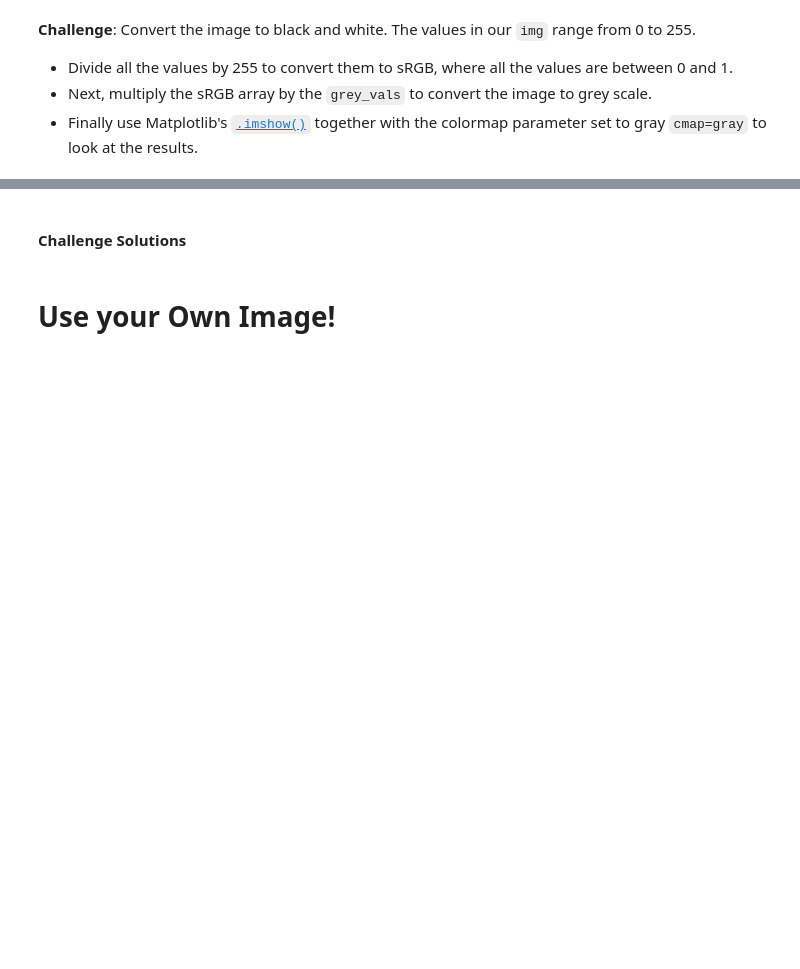
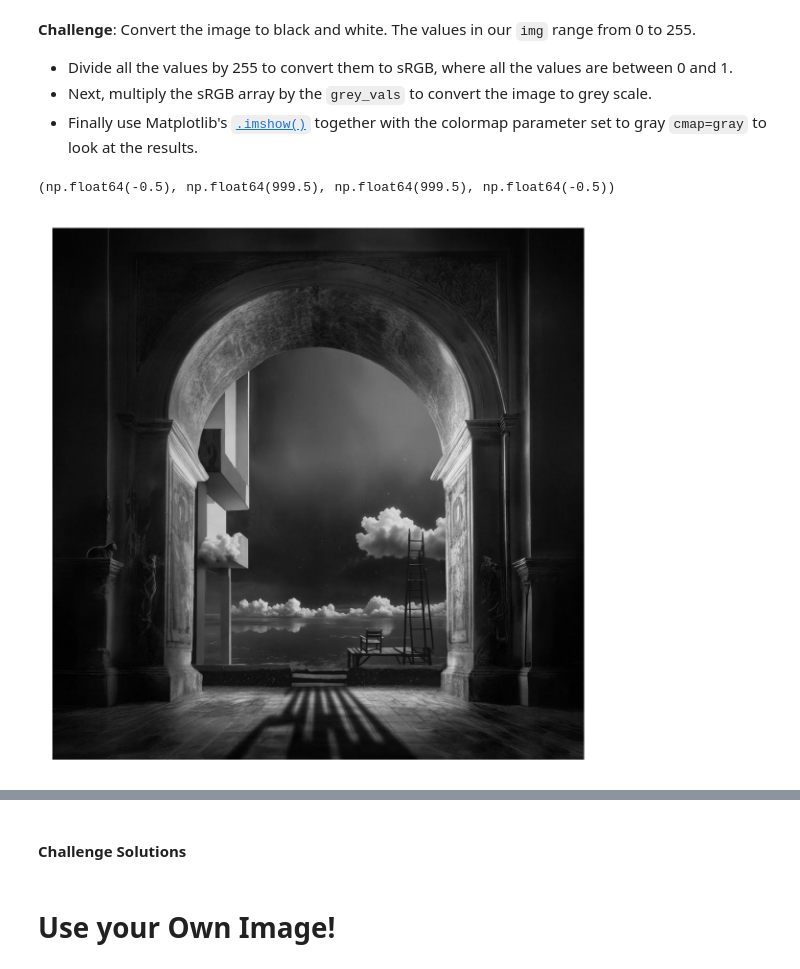
Before and after one commit to erfaw/elasti_py, a Jupyter notebook: Day077-erf/Computation with NumPy (start)/Computation_with_NumPy_and_N_Dimensional_Arrays_(start).ipynb, the cells around one changed output, grey strips where cells are left out. Drawn from its saved outputs; the diff is of its cells as text; code cells hidden in the pictures; blank space fills up the shorter version.

Commit message:
feat: progress till end of gray scale challenge

```diff
--- a/Day077-erf/Computation with NumPy (start)/Computation_with_NumPy_and_N_Dimensional_Arrays_(start).ipynb
+++ b/Day077-erf/Computation with NumPy (start)/Computation_with_NumPy_and_N_Dimensional_Arrays_(start).ipynb
@@ -282,4 +313,8 @@ Dimensions of result: (4x2)*(2x3)=(4x3)
 # %% [markdown]
 # Manipulating Images as ndarrays
+# %%
+img_path = Path(r'Cover.jpg').resolve()
+img = Image.open(img_path)
+pixel_matrix = np.array(img)/255
 # %% [markdown]
 **Challenge**: What is the data type of `img`? Also, what is the shape of `img` and how many dimensions does it have? What is the resolution of the image?
@@ -290,6 +337,14 @@ Dimensions of result: (4x2)*(2x3)=(4x3)
 * Finally use Matplotlib's [`.imshow()`](https://matplotlib.org/3.1.1/api/_as_gen/matplotlib.pyplot.imshow.html) together with the colormap parameter set to gray `cmap=gray` to look at the results.
 # %%
 grey_vals = np.array([0.2126, 0.7152, 0.0722])
+# %%
+gray_scale_img =  pixel_matrix @ grey_vals
+plt.figure(dpi= 300)
+plt.imshow(gray_scale_img, cmap= 'gray', )
+plt.axis('off')
+# %% [output]
+(np.float64(-0.5), np.float64(999.5), np.float64(999.5), np.float64(-0.5))
+[figure, added]
 # %% [markdown]
 **Challenge**: Can you manipulate the images by doing some operations on the underlying ndarrays? See if you can change the values in the ndarray so that:
 
```
Also changed, not shown: parts of 11 cells of this notebook.
